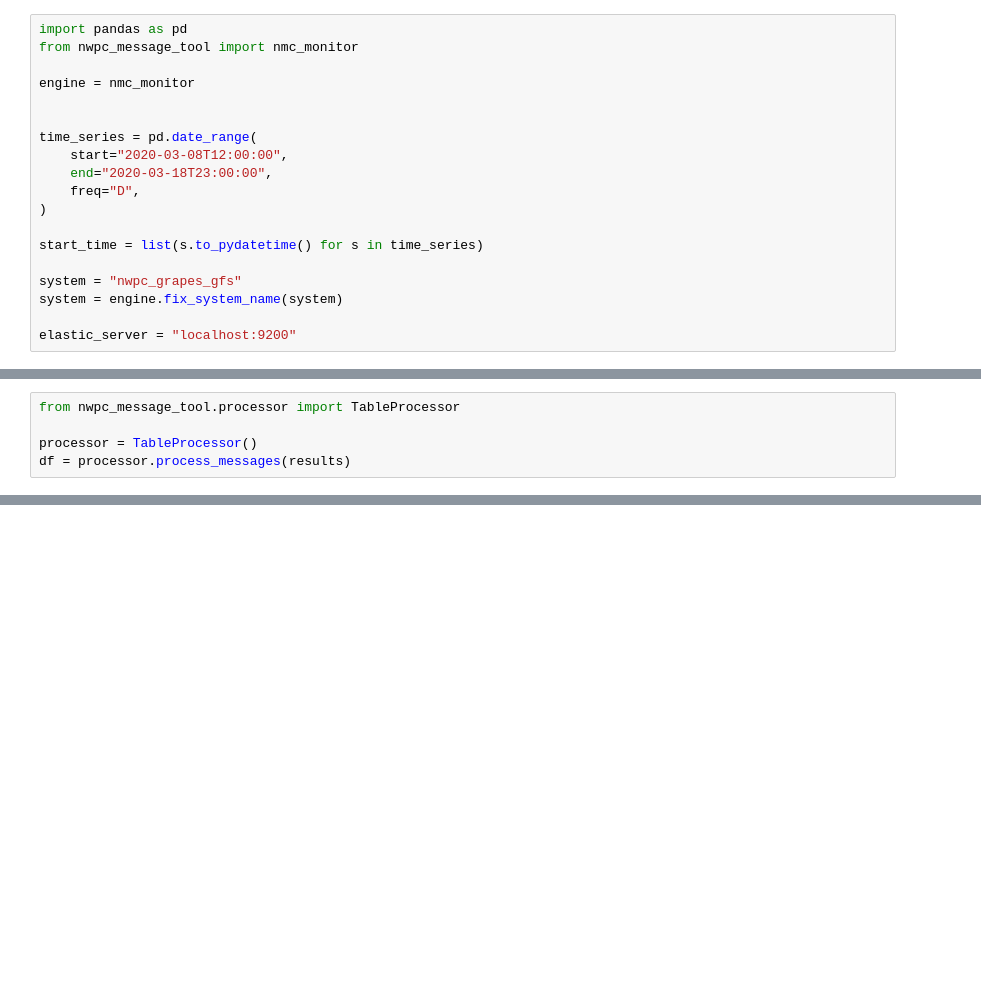
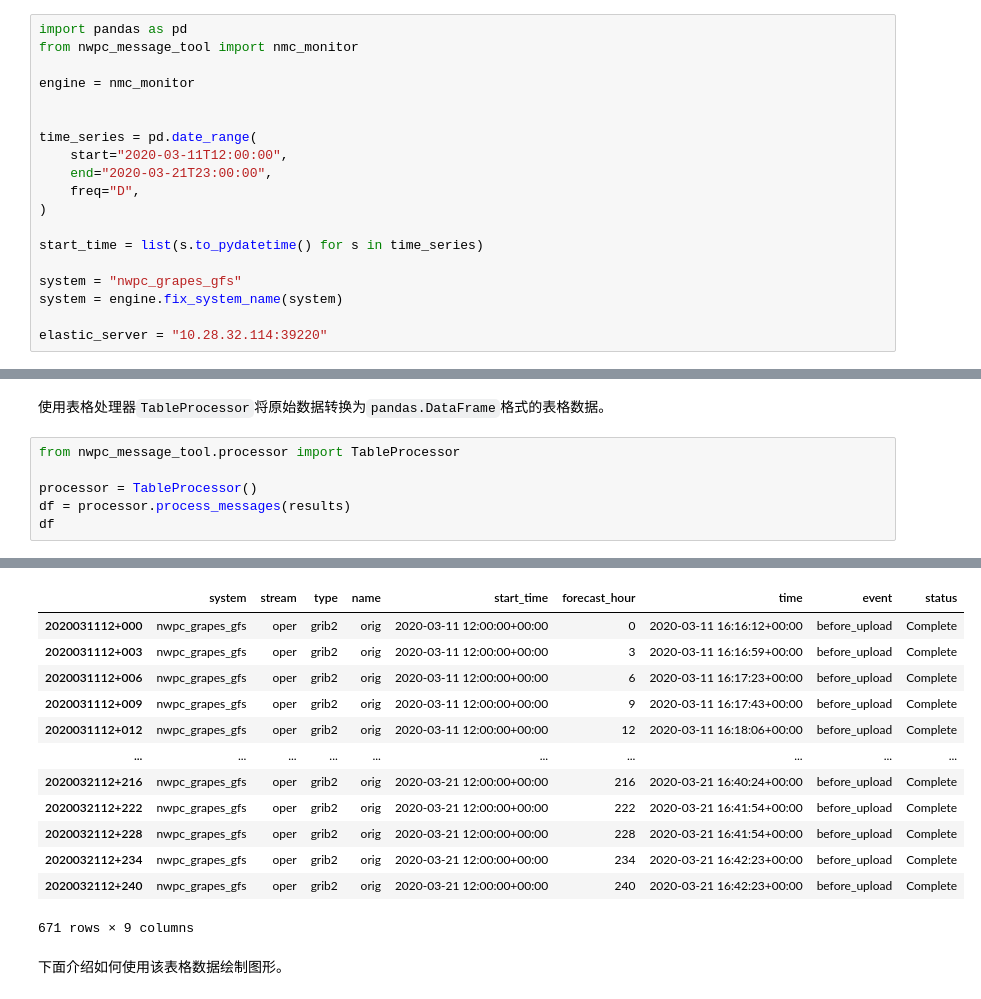
Before and after one commit to cemc-oper/nwpc-message-tool, a Jupyter notebook: example/production.ipynb, the cells around one changed output, grey strips where cells are left out. Cells and saved outputs as stored; diff of their text form; blank space fills up the shorter version.

```diff
--- a/example/production.ipynb
+++ b/example/production.ipynb
@@ -8,8 +18,8 @@ engine = nmc_monitor
 
 
 time_series = pd.date_range(
-    start="2020-03-08T12:00:00",
-    end="2020-03-18T23:00:00",
+    start="2020-03-11T12:00:00",
+    end="2020-03-21T23:00:00",
     freq="D",
 )
 
@@ -18,4 +28,4 @@ start_time = list(s.to_pydatetime() for s in time_series)
 system = "nwpc_grapes_gfs"
 system = engine.fix_system_name(system)
 
-elastic_server = "localhost:9200"
+elastic_server = "10.28.32.114:39220"
@@ -41,5 +53,9 @@ KeyboardInterrupt:
+# %% [markdown]
+使用表格处理器`TableProcessor`将原始数据转换为`pandas.DataFrame`格式的表格数据。
 # %%
 from nwpc_message_tool.processor import TableProcessor
 
 processor = TableProcessor()
 df = processor.process_messages(results)
+df
+# %% [output]
@@ -45,0 +64,15 @@ df = processor.process_messages(results)
+|  | system | stream | type | name | start_time | forecast_hour | time | event | status |
+| 2020031112+000 | nwpc_grapes_gfs | oper | grib2 | orig | 2020-03-11 12:00:00+00:00 | 0 | 2020-03-11 16:16:12+00:00 | before_upload | Complete |
+| 2020031112+003 | nwpc_grapes_gfs | oper | grib2 | orig | 2020-03-11 12:00:00+00:00 | 3 | 2020-03-11 16:16:59+00:00 | before_upload | Complete |
+| 2020031112+006 | nwpc_grapes_gfs | oper | grib2 | orig | 2020-03-11 12:00:00+00:00 | 6 | 2020-03-11 16:17:23+00:00 | before_upload | Complete |
+| 2020031112+009 | nwpc_grapes_gfs | oper | grib2 | orig | 2020-03-11 12:00:00+00:00 | 9 | 2020-03-11 16:17:43+00:00 | before_upload | Complete |
+| 2020031112+012 | nwpc_grapes_gfs | oper | grib2 | orig | 2020-03-11 12:00:00+00:00 | 12 | 2020-03-11 16:18:06+00:00 | before_upload | Complete |
+| ... | ... | ... | ... | ... | ... | ... | ... | ... | ... |
+| 2020032112+216 | nwpc_grapes_gfs | oper | grib2 | orig | 2020-03-21 12:00:00+00:00 | 216 | 2020-03-21 16:40:24+00:00 | before_upload | Complete |
+| 2020032112+222 | nwpc_grapes_gfs | oper | grib2 | orig | 2020-03-21 12:00:00+00:00 | 222 | 2020-03-21 16:41:54+00:00 | before_upload | Complete |
+| 2020032112+228 | nwpc_grapes_gfs | oper | grib2 | orig | 2020-03-21 12:00:00+00:00 | 228 | 2020-03-21 16:41:54+00:00 | before_upload | Complete |
+| 2020032112+234 | nwpc_grapes_gfs | oper | grib2 | orig | 2020-03-21 12:00:00+00:00 | 234 | 2020-03-21 16:42:23+00:00 | before_upload | Complete |
+| 2020032112+240 | nwpc_grapes_gfs | oper | grib2 | orig | 2020-03-21 12:00:00+00:00 | 240 | 2020-03-21 16:42:23+00:00 | before_upload | Complete |
+671 rows × 9 columns
+# %% [markdown]
+下面介绍如何使用该表格数据绘制图形。
```
Also changed, not shown: parts of 10 cells of this notebook.
